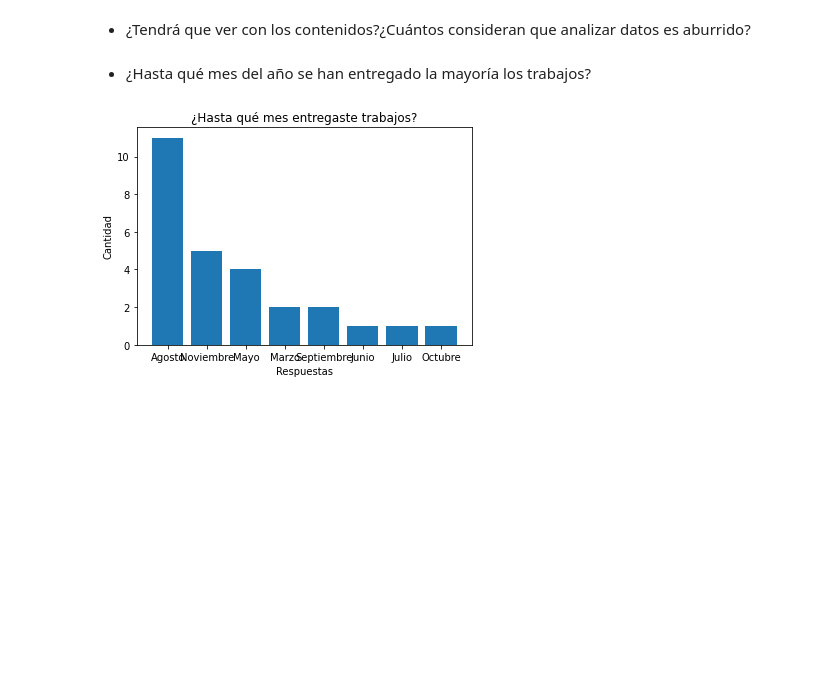
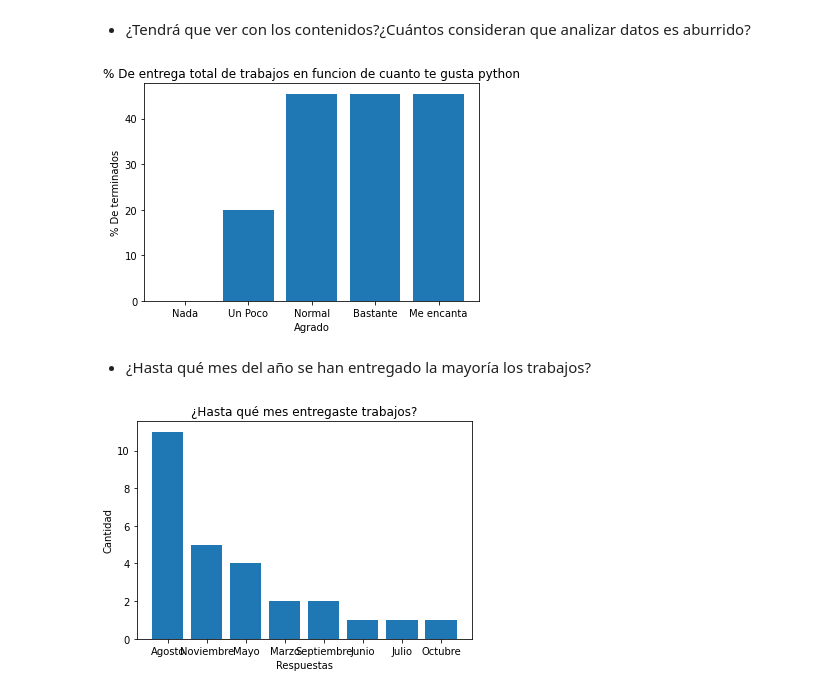
Before and after one commit to sofiaPalavecino/Sofia-Palavecino, a Jupyter notebook: 1011/notebooks/1011.ipynb, the cells around one changed output. Saved outputs shown, nothing was run; the diff lists cells and outputs as text; code cells hidden in the pictures; blank space fills up the shorter version.

```diff
--- a/1011/notebooks/1011.ipynb
+++ b/1011/notebooks/1011.ipynb
@@ -70,5 +92,44 @@ plt.show()
 # %% [markdown]
 - ¿Tendrá que ver con los contenidos?¿Cuántos consideran que analizar datos es aburrido?
+# %%
+data = pd.read_csv("Analisis-taller-de-soporte-informático-_respuestas_.csv",sep=",",engine="python")
+data.columns = [column.replace(" ", "_") for column in data.columns]
+data.columns = [column.replace("?", "_") for column in data.columns]
+data.columns = [column.replace("�", "_") for column in data.columns]
+data.columns = [column.replace("¿", "_") for column in data.columns]
+
+data['_Pudo_entregar_todos_los_trabajos_de_la_materia_'].replace(
+    to_replace=['Sí', 'S�'],
+    value='si',
+    inplace=True
+)
+
+Resultados = []
+Opciones = ["Nada", "Un Poco", "Normal", "Bastante", "Me encanta"]
+
+dfPythonNada = data.query('_Cuánto_te_gusta_Python_como_lenguaje_de_programación_ == "Nada"')
+Resultados.append((len(dfPythonNada.query('_Pudo_entregar_todos_los_trabajos_de_la_materia_== "si"')) * 100) /  len(dfPythonNada))
+
+dfPythonUnPoco = data.query('_Cuánto_te_gusta_Python_como_lenguaje_de_programación_ == "Un poco"')
+Resultados.append((len(dfPythonUnPoco.query('_Pudo_entregar_todos_los_trabajos_de_la_materia_== "si"')) * 100) /  len(dfPythonUnPoco))
+
+dfPythonNormal = data.query('_Cuánto_te_gusta_Python_como_lenguaje_de_programación_ == "Normal"')
+Resultados.append((len(dfPythonNormal.query('_Pudo_entregar_todos_los_trabajos_de_la_materia_== "si"')) * 100) /  len(dfPythonNormal))
+
+
+dfPythonBastante = data.query('_Cuánto_te_gusta_Python_como_lenguaje_de_programación_ == "Normal"')
+Resultados.append((len(dfPythonBastante.query('_Pudo_entregar_todos_los_trabajos_de_la_materia_== "si"')) * 100) /  len(dfPythonBastante))
+
+dfPythonEncanta = data.query('_Cuánto_te_gusta_Python_como_lenguaje_de_programación_ == "Normal"')
+Resultados.append((len(dfPythonEncanta.query('_Pudo_entregar_todos_los_trabajos_de_la_materia_== "si"')) * 100) /  len(dfPythonEncanta))
+
+plt.title('% De entrega total de trabajos en funcion de cuanto te gusta python')
+plt.xlabel('Agrado')
+plt.ylabel('% De terminados')
+plt.bar(Opciones,Resultados)
+plt.show()
+# %% [output]
+[figure, added]
 # %% [markdown]
 - ¿Hasta qué mes del año se han entregado la mayoría los trabajos?
 # %%
```
Also changed, not shown: parts of 10 cells of this notebook.
